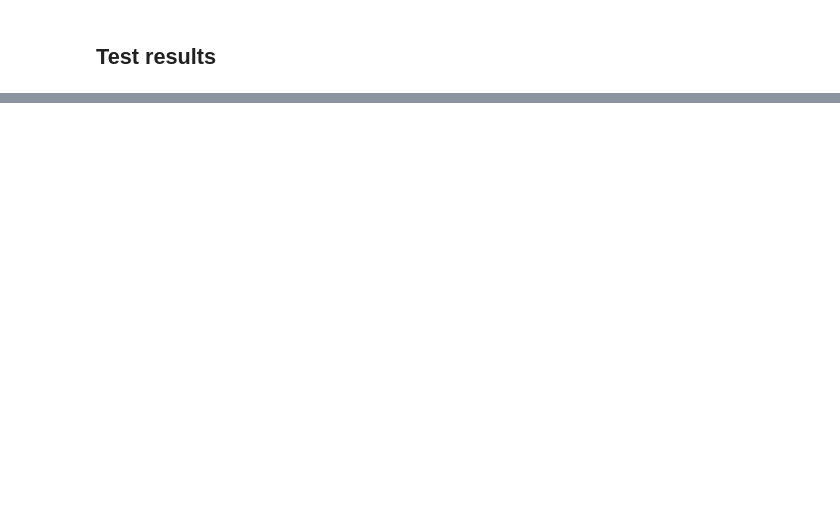
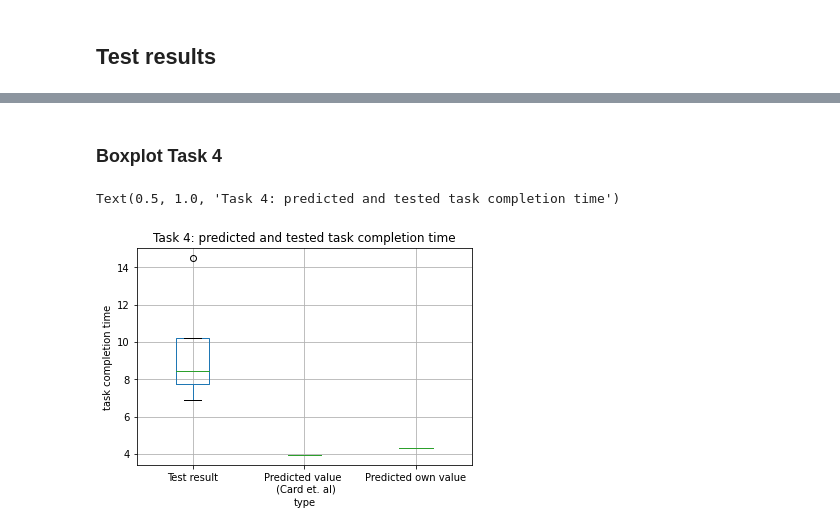
Before and after one commit to ITT-21SS-UR/assignment6-modellinginteraction-bb6, a Jupyter notebook: report/klm_report.ipynb, the cells around one changed output, grey strips where cells are left out. Drawn from its saved outputs; the diff is of its cells as text; code cells hidden in the pictures; blank space fills up the shorter version.

```diff
--- a/report/klm_report.ipynb
+++ b/report/klm_report.ipynb
@@ -121,0 +186,21 @@ time_key_2_result
+# %% [markdown]
+### Boxplot Task 4
+# %%
+pred_time_4 = [predictions_dict_lit["test4"]]
+pred_time_own_4 = [predictions_dict_own["test4"]]
+
+
+df = pd.DataFrame(time_mouse_2, columns=['Test result'])
+df2 = pd.DataFrame(pred_time_4, columns=["Predicted value \n (Card et. al)"])
+df3 = pd.DataFrame(pred_time_own_4, columns=["Predicted own value"])
+
+
+cdf = pd.concat([df, df2, df3])
+
+
+boxplot_1 = cdf.boxplot()
+boxplot_1.set(xlabel="type", ylabel="task completion time")
+plt.title("Task 4: predicted and tested task completion time")
+# %% [output]
+Text(0.5, 1.0, 'Task 4: predicted and tested task completion time')
+[figure, added]
```
Also changed, not shown: parts of 15 cells of this notebook.
